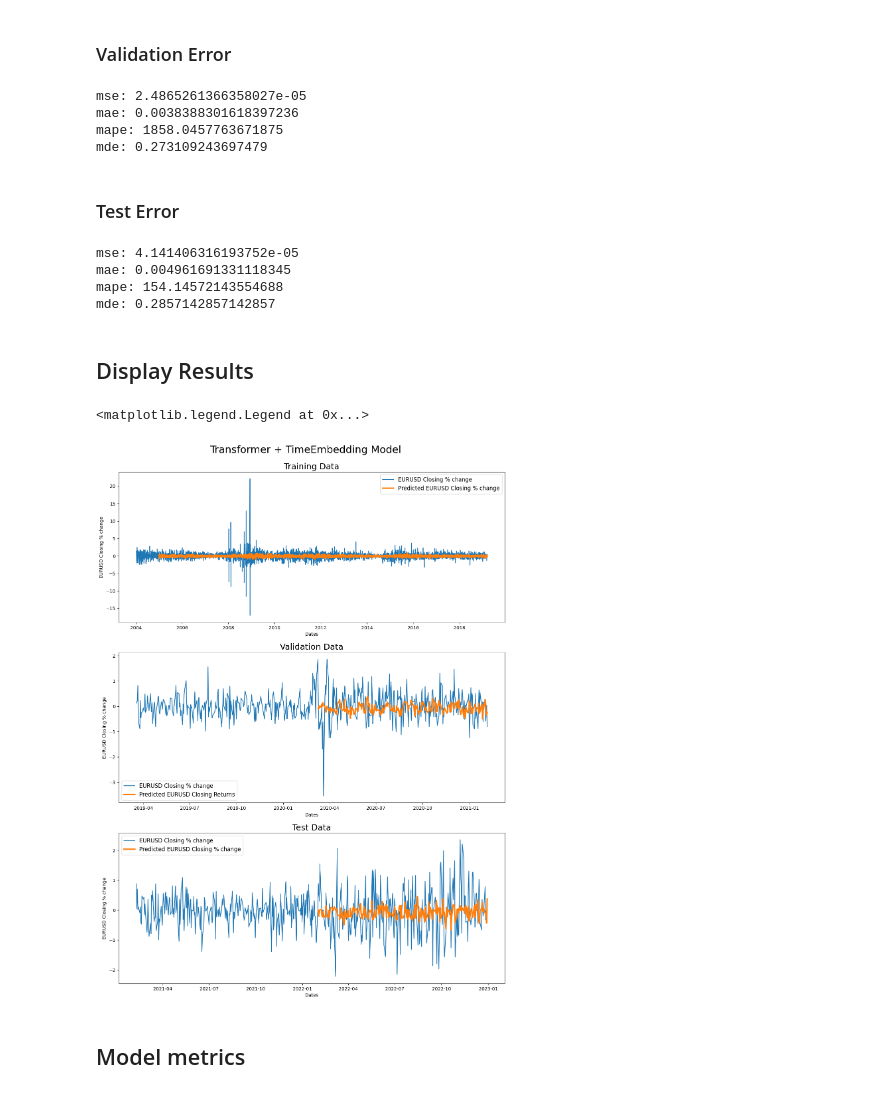
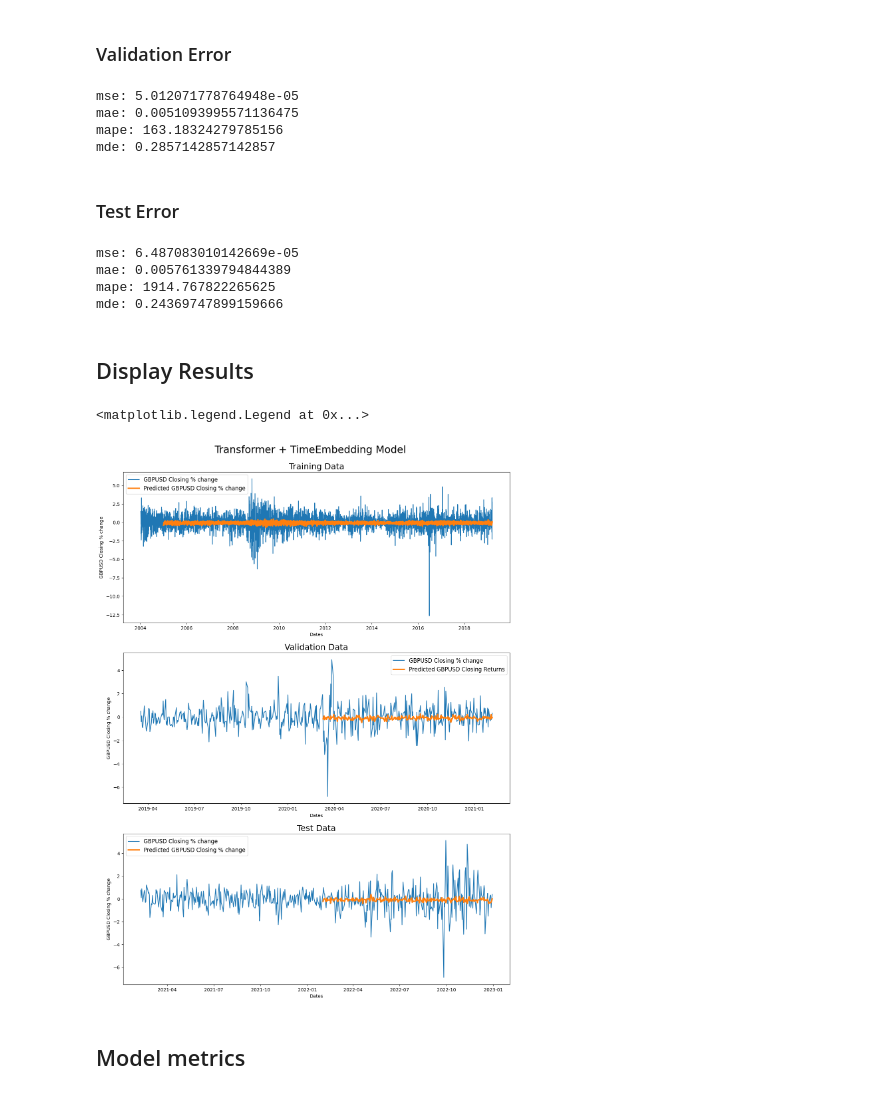
Before and after one commit to ikeryanez/Forecasting_FinancialTS, a Jupyter notebook: notebooks/5-models/Transformers/gbpusd/FXTransformerUni.ipynb, the cells around one changed output. Cells and saved outputs as stored; diff of their text form; code cells hidden in the pictures.

Commit message:
transformer gbpusd

```diff
--- a/notebooks/5-models/Transformers/gbpusd/FXTransformerUni.ipynb
+++ b/notebooks/5-models/Transformers/gbpusd/FXTransformerUni.ipynb
@@ -45,7 +45,7 @@ ff_dim = 256
 ## Data
 # %%
 #from utils import get_fx_and_metric_data
-df = pd.read_csv('../../../data/df_final.csv',index_col='date', parse_dates=True)
+df = pd.read_csv('../../../../data/df_final.csv',index_col='date', parse_dates=True)
 df
 # %% [output]
 |  | eurusd | jpyusd | gbpusd | nq | sp500 | nikkei | ftse | gdp_us | gdp_uk | gdp_jp | ... | ... |
@@ -63,6 +63,6 @@ df
 | 2022-12-30 | 1.066075 | 0.007524 | 1.205633 | 11022.25 | 3839.500000 | 26094.500000 | 7451.700195 | 26408405.0 | 645805.0 | 568061100.0 | ... | ... |
 4952 rows × 113 columns
 # %%
-df = df[['eurusd_pct_change']]
+df = df[['gbpusd_pct_change']]
 df
 # %% [output]
@@ -82,6 +82,6 @@ df
 4952 rows × 1 columns
 # %%
-target = 'eurusd_pct_change'
+target = 'gbpusd_pct_change'
 # %% [markdown]
 ## Create training, validation and test split
 # %%
@@ -494,10 +493,10 @@ print(f'mae: {MAE(y.flatten(), y_pred.flatten()).numpy()}')
 print(f'mape: {MAPE(y.flatten(), y_pred.flatten()).numpy()}')
 print(f'mde: {mde(y.flatten(), y_pred.flatten())}')
 # %% [output]
-mse: 2.4865261366358027e-05
-mae: 0.0038388301618397236
-mape: 1858.0457763671875
-mde: 0.273109243697479
+mse: 5.012071778764948e-05
+mae: 0.0051093995571136475
+mape: 163.18324279785156
+mde: 0.2857142857142857
 # %% [markdown]
 ### Test Error
 # %%
@@ -508,49 +507,49 @@ print(f'mae: {MAE(y.flatten(), y_pred.flatten()).numpy()}')
 print(f'mape: {MAPE(y.flatten(), y_pred.flatten()).numpy()}')
 print(f'mde: {mde(y.flatten(), y_pred.flatten())}')
 # %% [output]
-mse: 4.141406316193752e-05
-mae: 0.004961691331118345
-mape: 154.14572143554688
-mde: 0.2857142857142857
+mse: 6.487083010142669e-05
+mae: 0.005761339794844389
+mape: 1914.767822265625
+mde: 0.24369747899159666
 # %% [markdown]
 ## Display Results
 # %%
 ###############################################################################
 '''Display results'''
 
 fig = plt.figure(figsize=(15,20))
 st = fig.suptitle("Transformer + TimeEmbedding Model", fontsize=22)
 st.set_y(0.92)
 
 #Plot training data results
 ax11 = fig.add_subplot(311)
-ax11.plot(train_data_dates, train_data[:, 0], label='EURUSD Closing % change')
-ax11.plot(train_data_dates[seq_len:], train_pred, linewidth=3, label='Predicted EURUSD Closing % change')
+ax11.plot(train_data_dates, train_data[:, 0], label='GBPUSD Closing % change')
+ax11.plot(train_data_dates[seq_len:], train_pred, linewidth=3, label='Predicted GBPUSD Closing % change')
 ax11.set_title("Training Data", fontsize=18)
 ax11.set_xlabel('Dates')
-ax11.set_ylabel('EURUSD Closing % change')
+ax11.set_ylabel('GBPUSD Closing % change')
 ax11.legend(loc="best", fontsize=12)
 
 #Plot validation data results
 ax21 = fig.add_subplot(312)
-ax21.plot(val_data_dates, val_data[:, 0], label='EURUSD Closing % change')
-ax21.plot(val_data_dates[seq_len:], val_pred, linewidth=3, label='Predicted EURUSD Closing Returns')
+ax21.plot(val_data_dates, val_data[:, 0], label='GBPUSD Closing % change')
+ax21.plot(val_data_dates[seq_len:], val_pred, linewidth=3, label='Predicted GBPUSD Closing Returns')
 ax21.set_title("Validation Data", fontsize=18)
 ax21.set_xlabel('Dates')
-ax21.set_ylabel('EURUSD Closing % change')
+ax21.set_ylabel('GBPUSD Closing % change')
 ax21.legend(loc="best", fontsize=12)
 
 #Plot test data results
 ax31 = fig.add_subplot(313)
-ax31.plot(test_data_dates, test_data[:, 0], label='EURUSD Closing % change')
-ax31.plot(test_data_dates[seq_len:], test_pred, linewidth=3, label='Predicted EURUSD Closing % change')
+ax31.plot(test_data_dates, test_data[:, 0], label='GBPUSD Closing % change')
+ax31.plot(test_data_dates[seq_len:], test_pred, linewidth=3, label='Predicted GBPUSD Closing % change')
 ax31.set_title("Test Data", fontsize=18)
 ax31.set_xlabel('Dates')
-ax31.set_ylabel('EURUSD Closing % change')
+ax31.set_ylabel('GBPUSD Closing % change')
 ax31.legend(loc="best", fontsize=12)
 # %% [output]
 <matplotlib.legend.Legend at 0x...>
-[figure, old version]
+[figure, new version]
 # %% [markdown]
 ## Model metrics
 # %%
```
Also changed, not shown: parts of 9 cells of this notebook, 4 other files.
